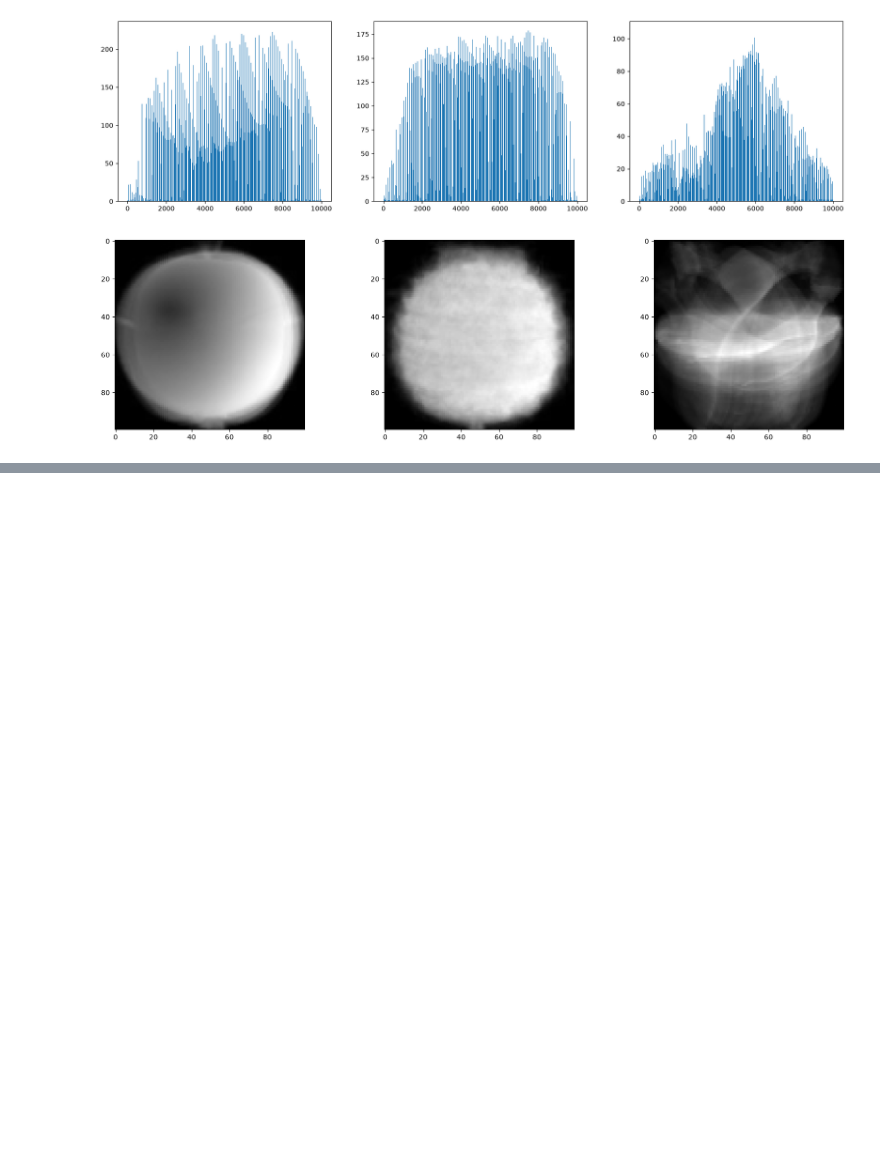
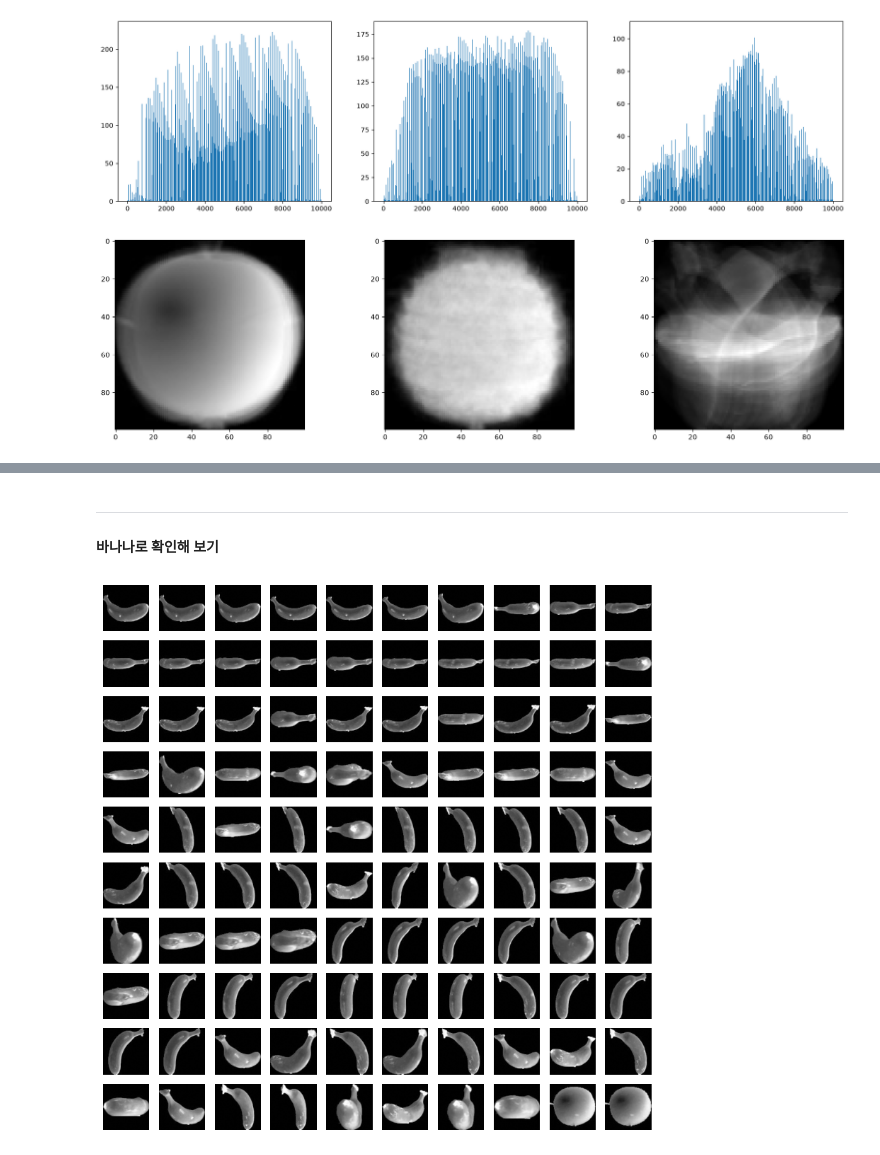
Before and after one commit to Sphen1sc1dae/MachineLearning, a Jupyter notebook: Note/22.흑백이미지 분류방법.ipynb, the cells around one changed output, grey strips where cells are left out. Cells and saved outputs as stored; diff of their text form; code cells hidden in the pictures; blank space fills up the shorter version.

```diff
--- a/Note/22.흑백이미지 분류방법.ipynb
+++ b/Note/22.흑백이미지 분류방법.ipynb
@@ -137,0 +173,23 @@ plt.show()
+# %% [markdown]
+---
+#### 바나나로 확인해 보기
+# %%
+# Banana만 잘 분류해낼수 있는지 시도
+abs_diff = np.abs(fruits - banana_mean)
+abs_mean = np.mean(abs_diff, axis=(1, 2))
+abs_mean.shape
+
+# 300개의 데이터 중, 차이가 적은 순으로 정렬하면서 해당 이미지 불러오기
+banana_index = np.argsort(abs_mean)[:100]
+
+# 그림 그려보기
+fig, axs = plt.subplots(10, 10, figsize=(10,10))
+
+for i in range(10):
+    for j in range(10):
+        axs[i, j].imshow(fruits[banana_index[i*10 + j]], cmap='gray')
+        axs[i, j].axis('off')
+
+plt.show()
+# %% [output]
+[figure, added]
```
Also changed, not shown: parts of 5 cells of this notebook, 1 other file.
